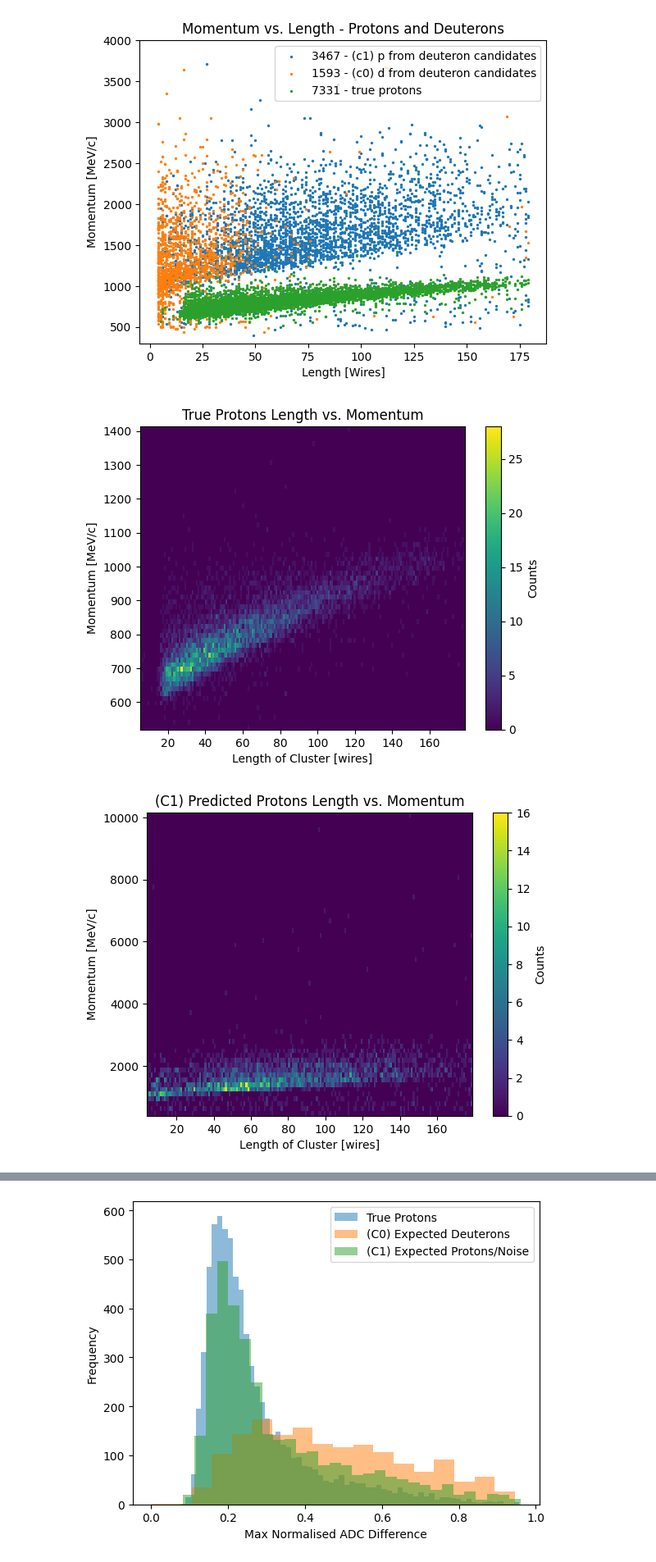
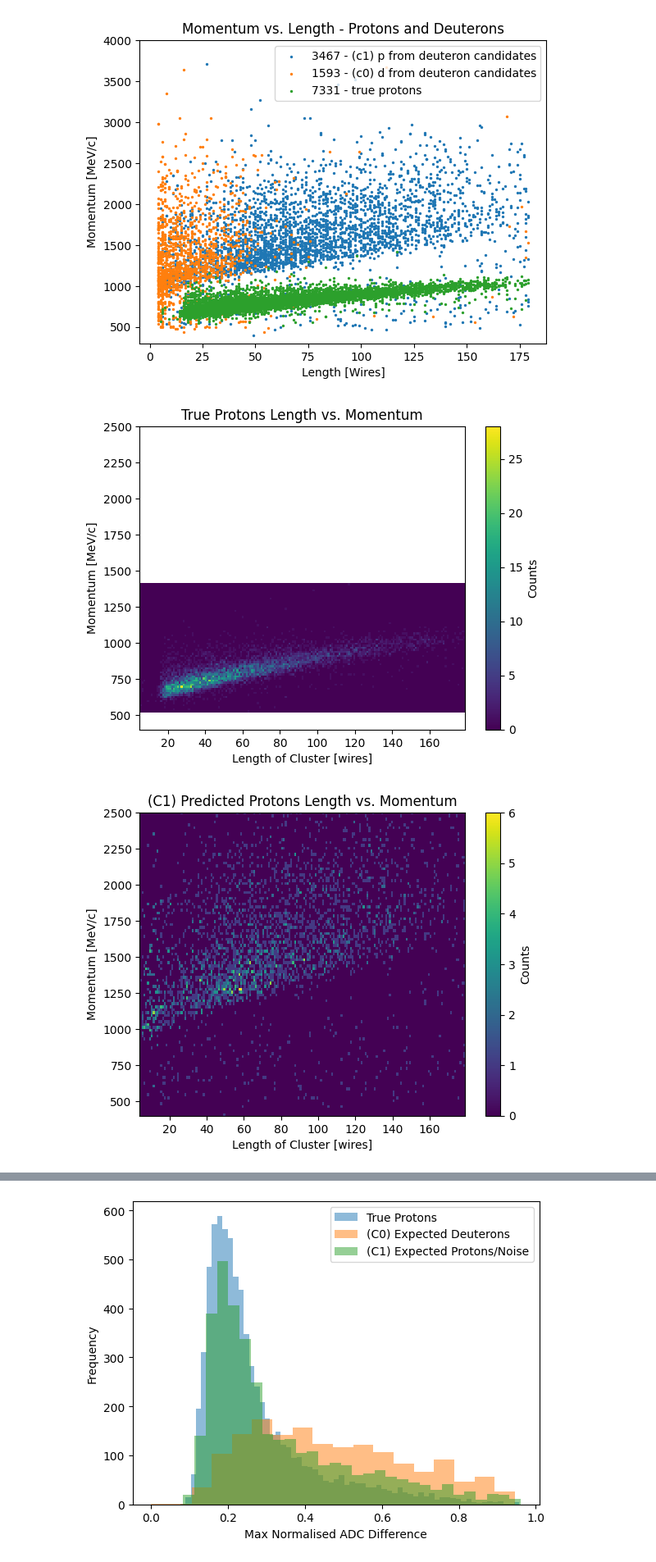
Before and after one commit to mohummudh/proton-deuteron, a Jupyter notebook: notebooks/autoencoder/2dCNN.ipynb, the cells around one changed output, grey strips where cells are left out. Shown at 82% size. Drawn from its saved outputs; the diff is of its cells as text; code cells hidden in the pictures.

```diff
--- a/notebooks/autoencoder/2dCNN.ipynb
+++ b/notebooks/autoencoder/2dCNN.ipynb
@@ -11,6 +11,8 @@ import seaborn as sns
 import matplotlib.pyplot as plt
 # %%
 allclusters = pd.read_pickle("/Users/user/data/research/proton-deuteron/csv/allclusters.pkl")
+masses = pd.read_csv('/Users/user/data/research/proton-deuteron/csv/picky+match.csv')
+
 
 HANDPICKED = '/Users/user/data/research/proton-deuteron/ssvd/handpicked_d.pkl'
 CANDIDATES = '/Users/user/data/research/proton-deuteron/ssvd/deuteron_candidates_clean.pkl'
@@ -20,6 +22,13 @@ h = pd.read_pickle(HANDPICKED)
 c = pd.read_pickle(CANDIDATES)
 
 deuterons = pd.concat([h, c], ignore_index=True)
+
+deuterons = pd.merge(
+    deuterons,
+    masses[['run', 'subrun', 'event', 'p', 'm', 'beamline_mass']],
+    on=['run', 'subrun', 'event'],
+    how='left'
+)
 # %%
 max(deuterons['width'])
 # %% [output]
@@ -570,32 +579,36 @@ plt.legend()
 # %%
 # HEATMAP 0 - 1200
 
 plt.hist2d(protons['height'].values, protons['momentum'].values,
            bins=(175,63),
            cmap='viridis')
 plt.colorbar(label="Counts")
 plt.xlabel('Length of Cluster [wires]')
 plt.ylabel('Momentum [MeV/c]')
 plt.title('True Protons Length vs. Momentum')
+plt.ylim(400, 2500)
 plt.show()
 
 plt.hist2d(p['height'].values, p['momentum'].values,
-           bins=(175,63),
+           bins=(175,480),
            cmap='viridis')
 plt.colorbar(label="Counts")
 plt.xlabel('Length of Cluster [wires]')
 plt.ylabel('Momentum [MeV/c]')
 plt.title('(C1) Predicted Protons Length vs. Momentum')
+plt.ylim(400, 2500)
 plt.show()
 
 plt.hist2d(d['height'].values, d['momentum'].values,
-           bins=(175,63),
+           bins=(175,240),
            cmap='viridis')
 plt.colorbar(label="Counts")
 plt.xlabel('Length of Cluster [wires]')
 plt.ylabel('Momentum [MeV/c]')
 plt.title('(C0) Predicted Deuterons Length vs. Momentum')
+plt.ylim(440, 2500)
+plt.xlim(4, 80)
 plt.show()
 # %% [output]
-[figure, old version]
+[figure, new version]
-[figure, old version]
+[figure, new version]
```
Also changed, not shown: parts of 4 cells of this notebook, 5 other files.
